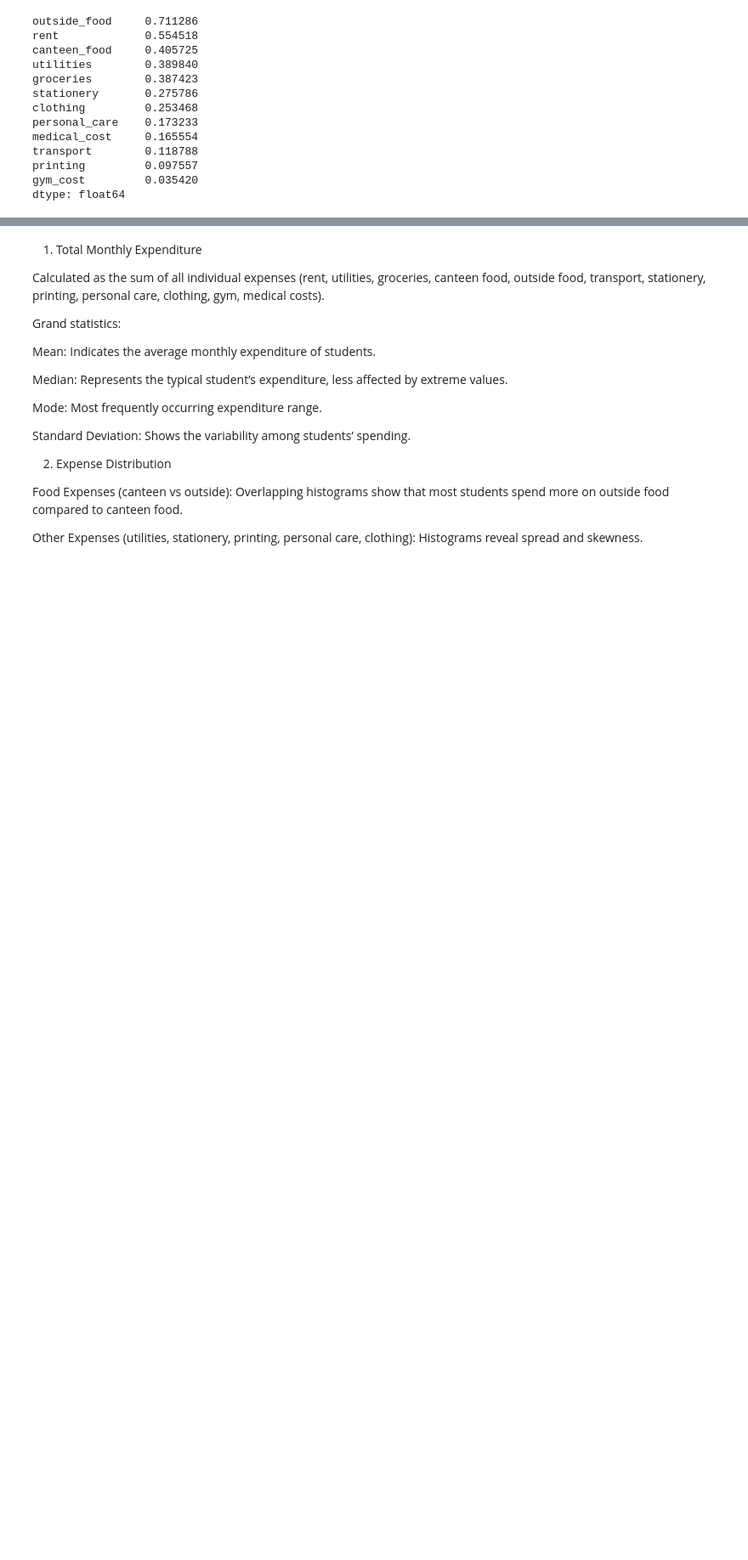
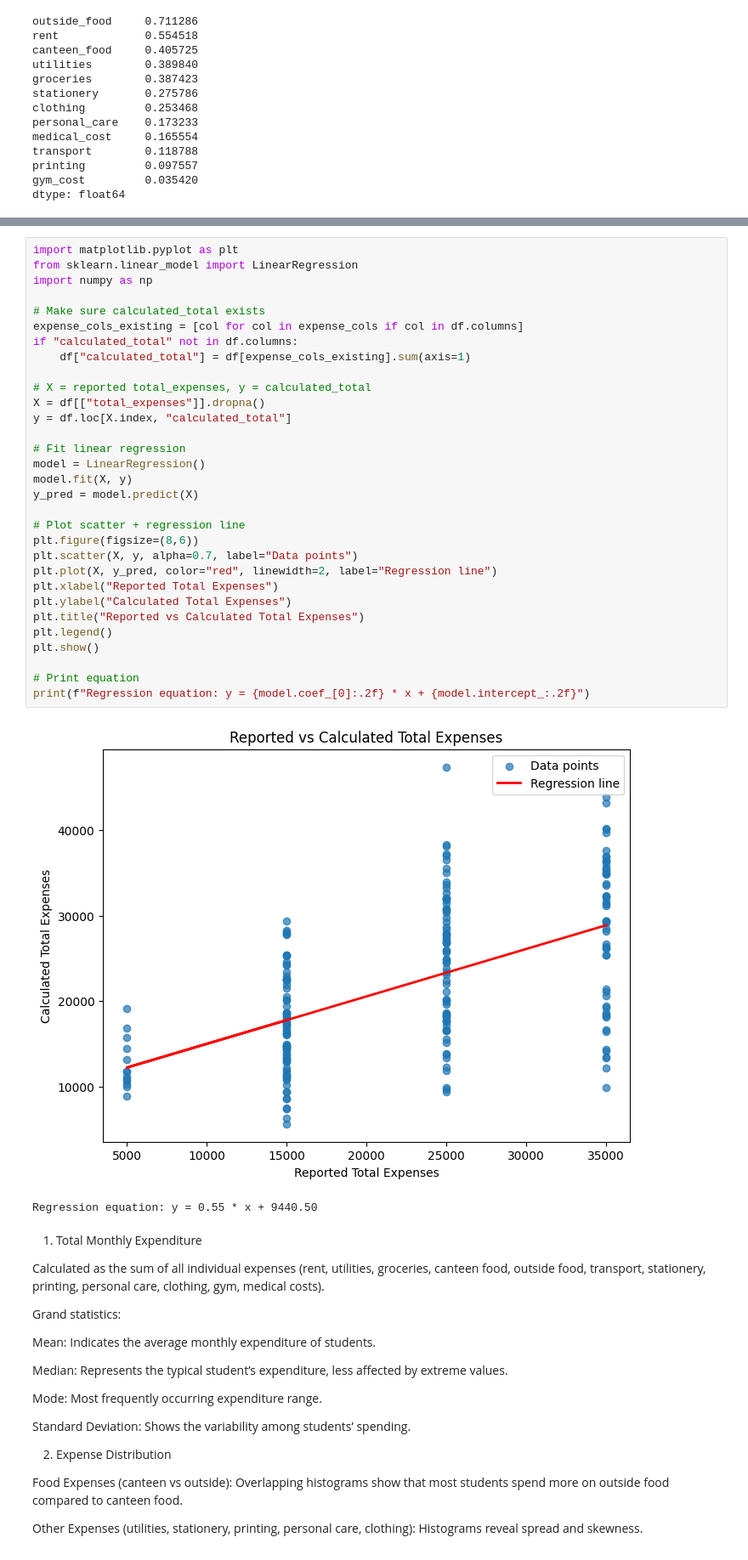
Before and after one commit to Pasindu115530/Static-Project, a Jupyter notebook: test.ipynb, the cells around one changed output, grey strips where cells are left out. Shown at 85% size. Drawn from its saved outputs; the diff is of its cells as text; blank space fills up the shorter version.

```diff
--- a/test.ipynb
+++ b/test.ipynb
@@ -732,3 +805,37 @@ Regression Coefficients:
+# %%
+import matplotlib.pyplot as plt
+from sklearn.linear_model import LinearRegression
+import numpy as np
+
+# Make sure calculated_total exists
+expense_cols_existing = [col for col in expense_cols if col in df.columns]
+if "calculated_total" not in df.columns:
+    df["calculated_total"] = df[expense_cols_existing].sum(axis=1)
+
+# X = reported total_expenses, y = calculated_total
+X = df[["total_expenses"]].dropna()
+y = df.loc[X.index, "calculated_total"]
+
+# Fit linear regression
+model = LinearRegression()
+model.fit(X, y)
+y_pred = model.predict(X)
+
+# Plot scatter + regression line
+plt.figure(figsize=(8,6))
+plt.scatter(X, y, alpha=0.7, label="Data points")
+plt.plot(X, y_pred, color="red", linewidth=2, label="Regression line")
+plt.xlabel("Reported Total Expenses")
+plt.ylabel("Calculated Total Expenses")
+plt.title("Reported vs Calculated Total Expenses")
+plt.legend()
+plt.show()
+
+# Print equation
+print(f"Regression equation: y = {model.coef_[0]:.2f} * x + {model.intercept_:.2f}")
+# %% [output]
+[figure, added]
+Regression equation: y = 0.55 * x + 9440.50
 # %% [markdown]
 1. Total Monthly Expenditure
 
```
Also changed, not shown: parts of 3 cells of this notebook.
